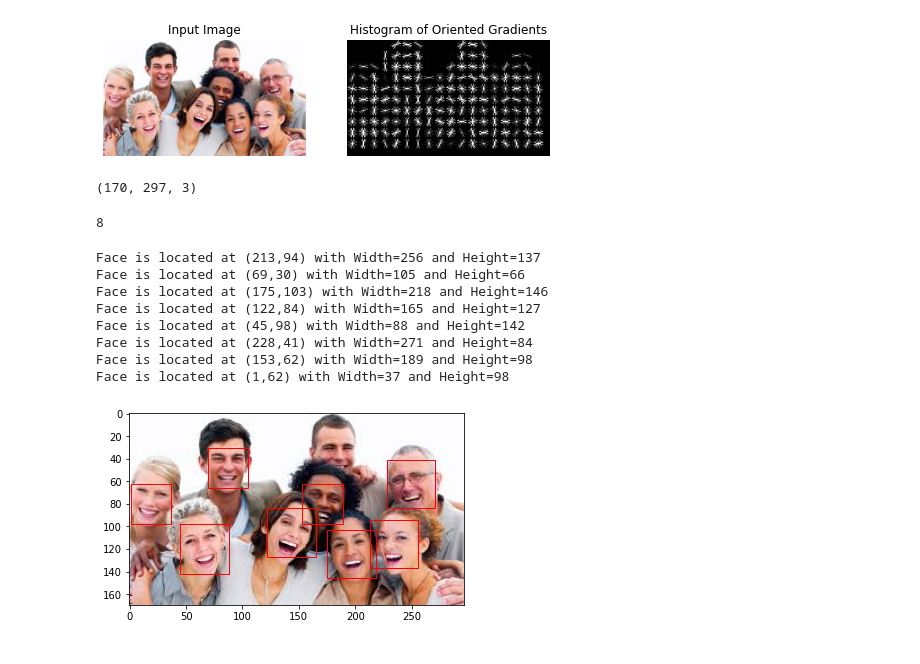
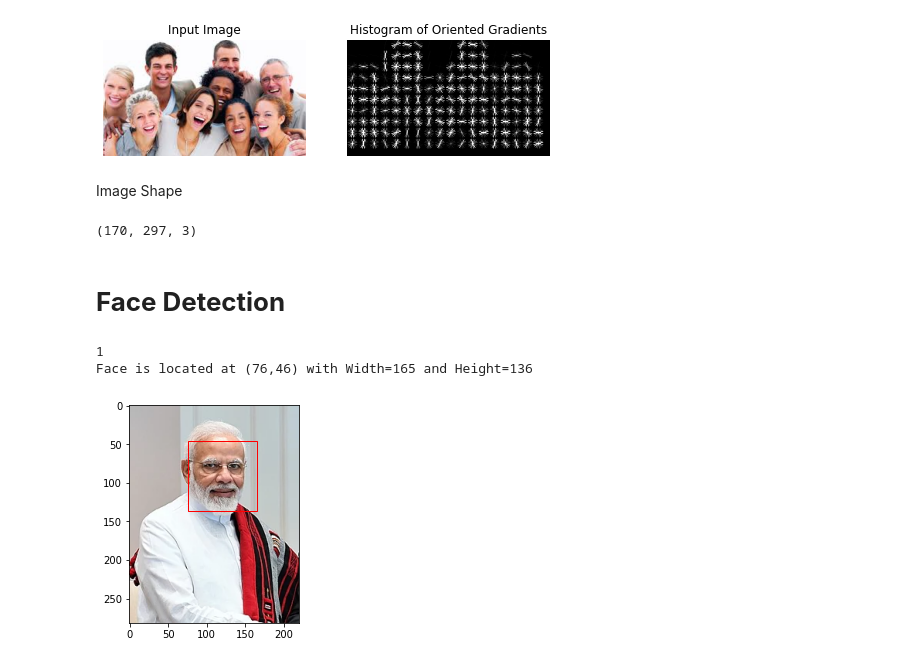
Before and after one commit to AprameyaGupta/nuclei-technologies-task, a Jupyter notebook: INTERNSHALA_0820_ASSIGN1_APRAMEYA_GUPTA.ipynb, the cells around one changed output. Saved outputs shown, nothing was run; the diff lists cells and outputs as text; code cells hidden in the pictures.

```diff
--- a/INTERNSHALA_0820_ASSIGN1_APRAMEYA_GUPTA.ipynb
+++ b/INTERNSHALA_0820_ASSIGN1_APRAMEYA_GUPTA.ipynb
@@ -17,12 +65,5 @@ Requirement already satisfied: dlib>=19.7 in /usr/local/lib/python3.6/dist-packa
 # %%
-import matplotlib.pyplot as plt
-from skimage.feature import hog
-from skimage import data, exposure
-import cv2
-%matplotlib inline
-
-image = cv2.imread('/content/train/people.jpg')
-# image = cv2.resize(image, (200, 300))
+image = cv2.imread('/content/test/people.jpg')
 image = cv2.cvtColor(image, cv2.COLOR_BGR2RGB)
 feature_desc, hog_image = hog(image, orientations=8, pixels_per_cell=(16,16), cells_per_block=(1,1), visualize=True, multichannel=True)
 
@@ -40,6 +81,8 @@ ax2.set_title('Histogram of Oriented Gradients')
 plt.show()
 # %% [output]
 [figure]
+# %% [markdown]
+Image Shape
 # %%
 image.shape
 # %% [output]
@@ -52,29 +90,28 @@ import numpy as np
-# %%
-face_locations = face_recognition.face_locations(image)
-
-face_num = len(face_locations)
-print(face_num)
-# %% [output]
-8
+# %% [markdown]
+# **Face Detection**
 # %%
-plt.imshow(image)
-ax = plt.gca()
+def face_detector(filename):
+  img = cv2.imread(f'/content//train/{filename}.jpg')
+  image = cv2.cvtColor(img, cv2.COLOR_BGR2RGB)
 
-for face_location in face_locations:
-  top, right, bottom, left = face_location
-  x, y, w, h = left, top, right, bottom
-  print("Face is located at ({},{}) with Width={} and Height={}".format(x,y,w,h))
+  face_locations = face_recognition.face_locations(image)
+  face_num = len(face_locations)
+  print(face_num)
 
-  rect = Rectangle((x,y), w-x, h-y, fill=False, color='red')
-  ax.add_patch(rect)
-plt.show()
+  plt.imshow(image)
+  ax = plt.gca()
+
+  for face_location in face_locations:
+    top, right, bottom, left = face_location
+    x, y, w, h = left, top, right, bottom
+    print("Face is located at ({},{}) with Width={} and Height={}".format(x,y,w,h))
+    rect = Rectangle((x,y), w-x, h-y, fill=False, color='red')
+    ax.add_patch(rect)
+  plt.show()
+  return image[y:y+h,x:x+w]
+
+i = face_detector('Namo')
 # %% [output]
-Face is located at (213,94) with Width=256 and Height=137
-Face is located at (69,30) with Width=105 and Height=66
-Face is located at (175,103) with Width=218 and Height=146
-Face is located at (122,84) with Width=165 and Height=127
-Face is located at (45,98) with Width=88 and Height=142
-Face is located at (228,41) with Width=271 and Height=84
-Face is located at (153,62) with Width=189 and Height=98
-Face is located at (1,62) with Width=37 and Height=98
+1
+Face is located at (76,46) with Width=165 and Height=136
-[figure, old version]
+[figure, new version]
```
Also changed, not shown: parts of 24 cells of this notebook, 7 other files.
